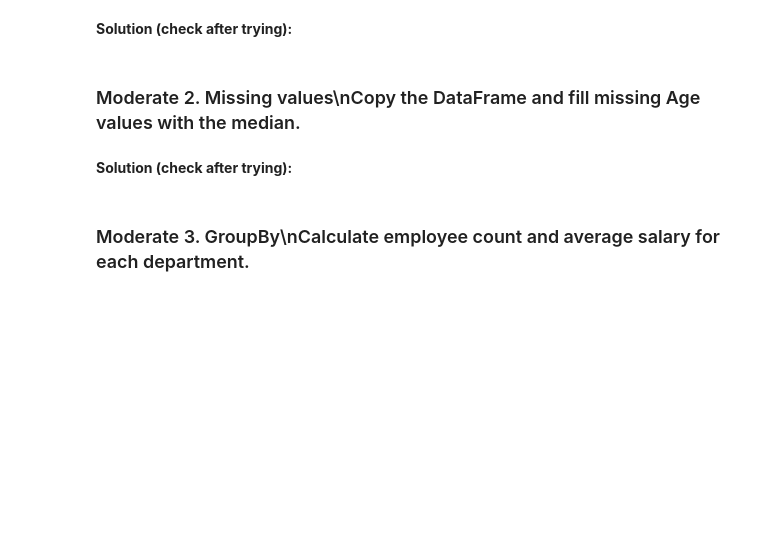
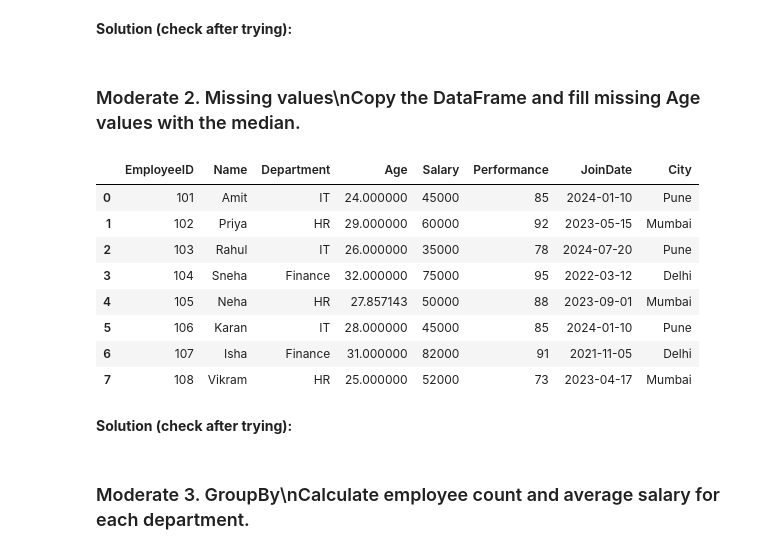
Before and after one commit to gtejas-45/Started-Python, a Jupyter notebook: LibraryALL/Pandas_Complete_Revision_Interview_Practice.ipynb, the cells around one changed output. Saved outputs shown, nothing was run; the diff lists cells and outputs as text; code cells hidden in the pictures; blank space fills up the shorter version.

```diff
--- a/LibraryALL/Pandas_Complete_Revision_Interview_Practice.ipynb
+++ b/LibraryALL/Pandas_Complete_Revision_Interview_Practice.ipynb
@@ -146,7 +251,19 @@ employees[(employees["Department"] == "IT") & (employees["Salary"] > 40000)]
 # %% [markdown]
 ### Moderate 2. Missing values\nCopy the DataFrame and fill missing Age values with the median.
 # %%
-# TODO: Write your solution
+df_copy = employees.copy()
+df_copy["Age"] = df_copy["Age"].fillna(df_copy["Age"].mean())
+df_copy
+# %% [output]
+|  | EmployeeID | Name | Department | Age | Salary | Performance | JoinDate | City |
+| 0 | 101 | Amit | IT | 24.000000 | 45000 | 85 | 2024-01-10 | Pune |
+| 1 | 102 | Priya | HR | 29.000000 | 60000 | 92 | 2023-05-15 | Mumbai |
+| 2 | 103 | Rahul | IT | 26.000000 | 35000 | 78 | 2024-07-20 | Pune |
+| 3 | 104 | Sneha | Finance | 32.000000 | 75000 | 95 | 2022-03-12 | Delhi |
+| 4 | 105 | Neha | HR | 27.857143 | 50000 | 88 | 2023-09-01 | Mumbai |
+| 5 | 106 | Karan | IT | 28.000000 | 45000 | 85 | 2024-01-10 | Pune |
+| 6 | 107 | Isha | Finance | 31.000000 | 82000 | 91 | 2021-11-05 | Delhi |
+| 7 | 108 | Vikram | HR | 25.000000 | 52000 | 73 | 2023-04-17 | Mumbai |
 # %% [markdown]
 **Solution (check after trying):**
 # %%
```
Also changed, not shown: parts of 22 cells of this notebook.
